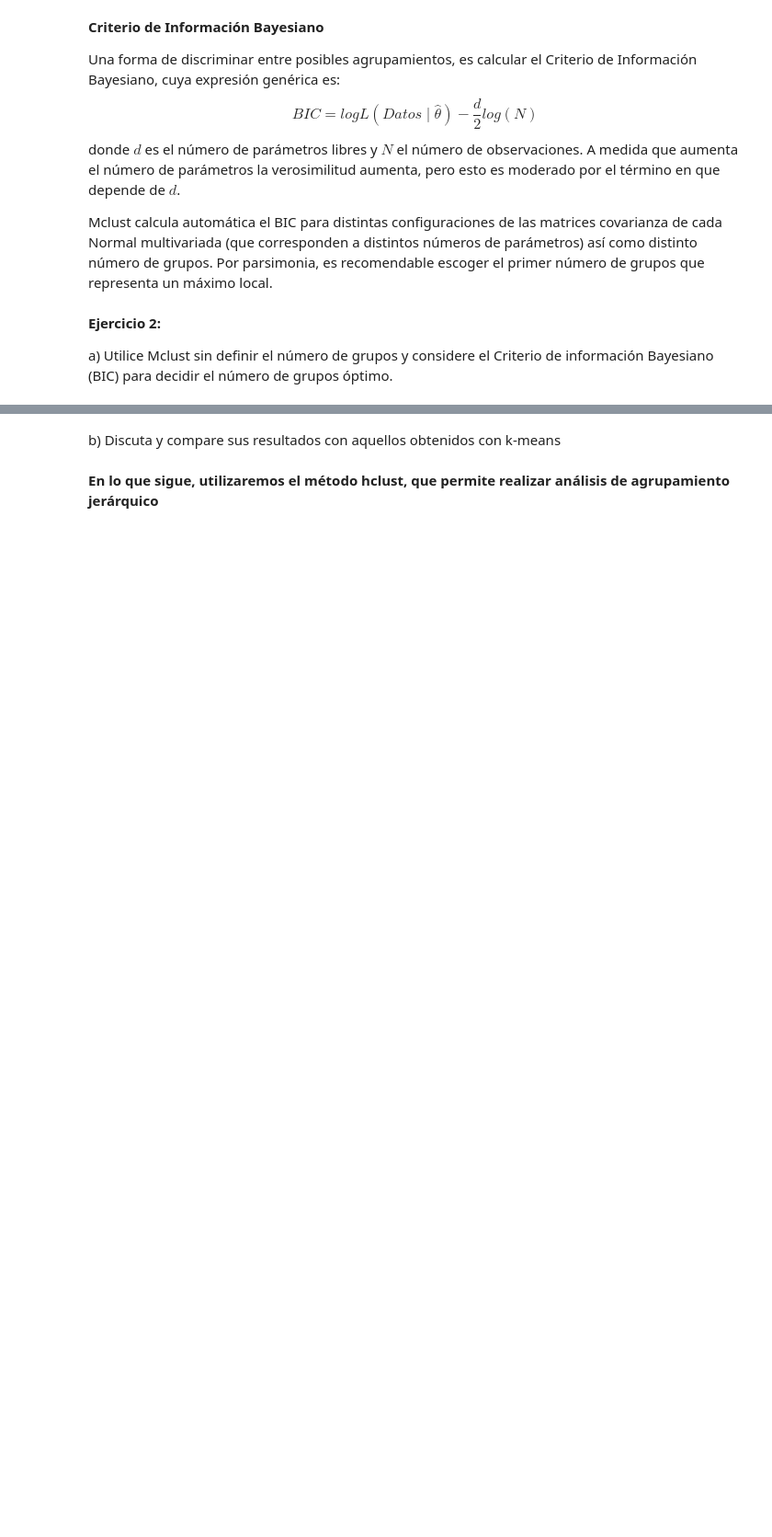
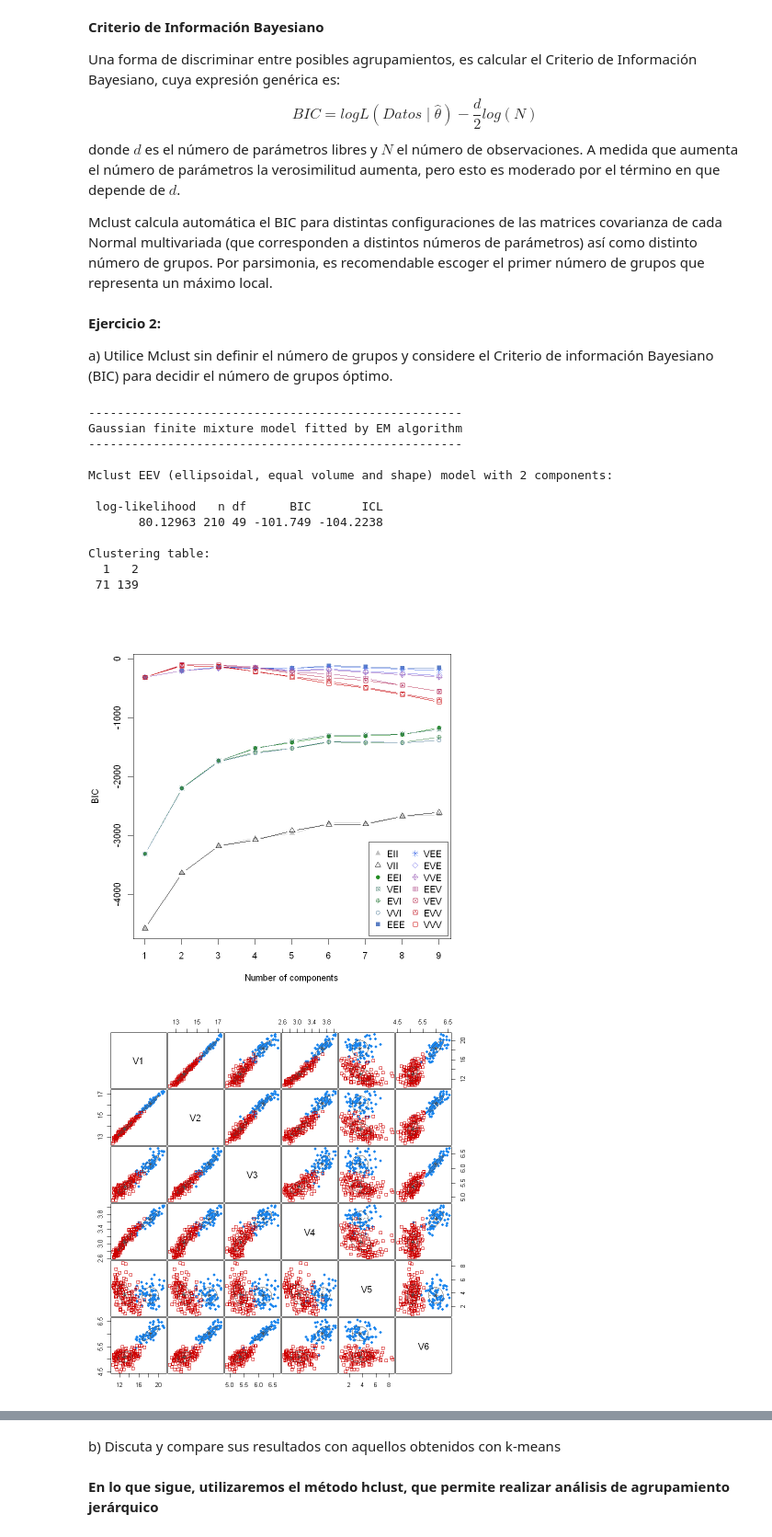
Before and after one commit to Nicol-Huaiquil/INFO257_PCA, a Jupyter notebook: Clustering/GMM_y_agrupamiento_jerarquico/Clustering_Notebook2.ipynb, the cells around one changed output, grey strips where cells are left out. Shown: that part at 92% size. Saved outputs shown, nothing was run; the diff lists cells and outputs as text; code cells hidden in the pictures; blank space fills up the shorter version.

```diff
--- a/Clustering/GMM_y_agrupamiento_jerarquico/Clustering_Notebook2.ipynb
+++ b/Clustering/GMM_y_agrupamiento_jerarquico/Clustering_Notebook2.ipynb
@@ -136,0 +203,21 @@ a) Utilice Mclust sin definir el número de grupos y considere el Criterio de in
+# %%
+#Respuesta
+clus <-Mclust(datos)
+summary(clus)
+plot(clus)
+clus
+# %% [output]
+----------------------------------------------------
+Gaussian finite mixture model fitted by EM algorithm
+----------------------------------------------------
+
+Mclust EEV (ellipsoidal, equal volume and shape) model with 2 components:
+
+ log-likelihood   n df      BIC       ICL
+       80.12963 210 49 -101.749 -104.2238
+
+Clustering table:
+  1   2
+ 71 139
+[figure, added]
+[figure, added]
```
Also changed, not shown: parts of 17 cells of this notebook.
